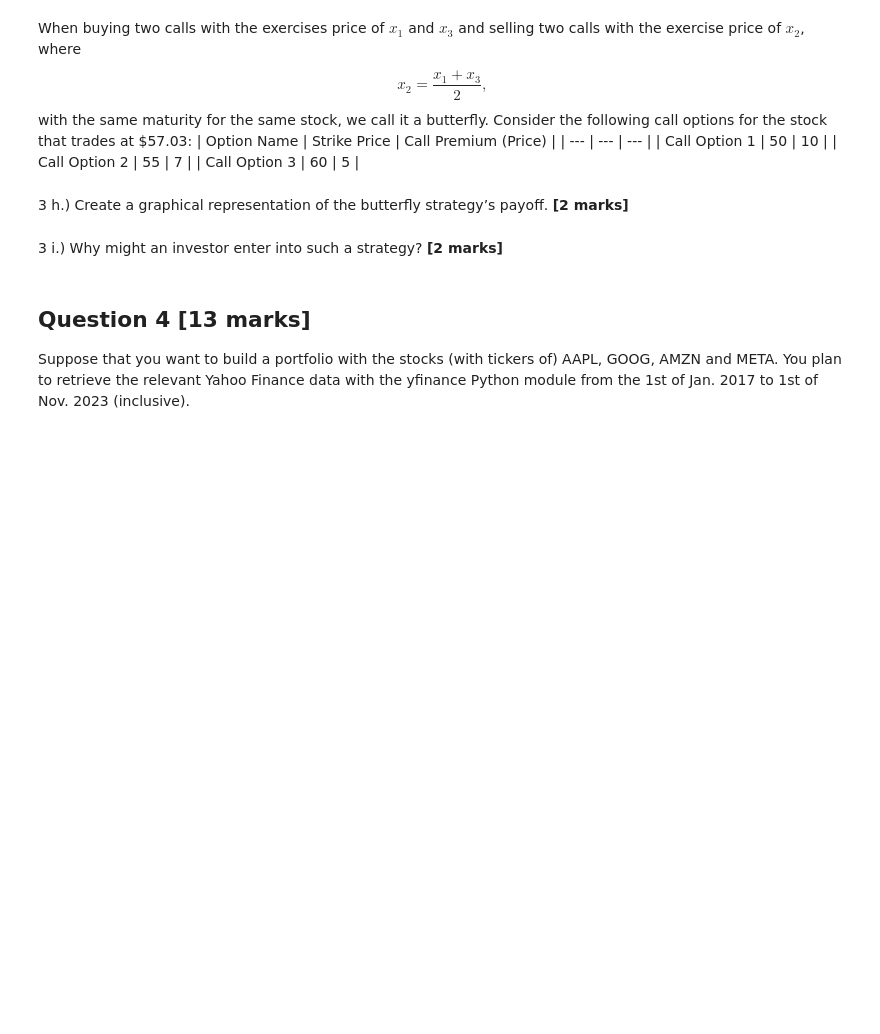
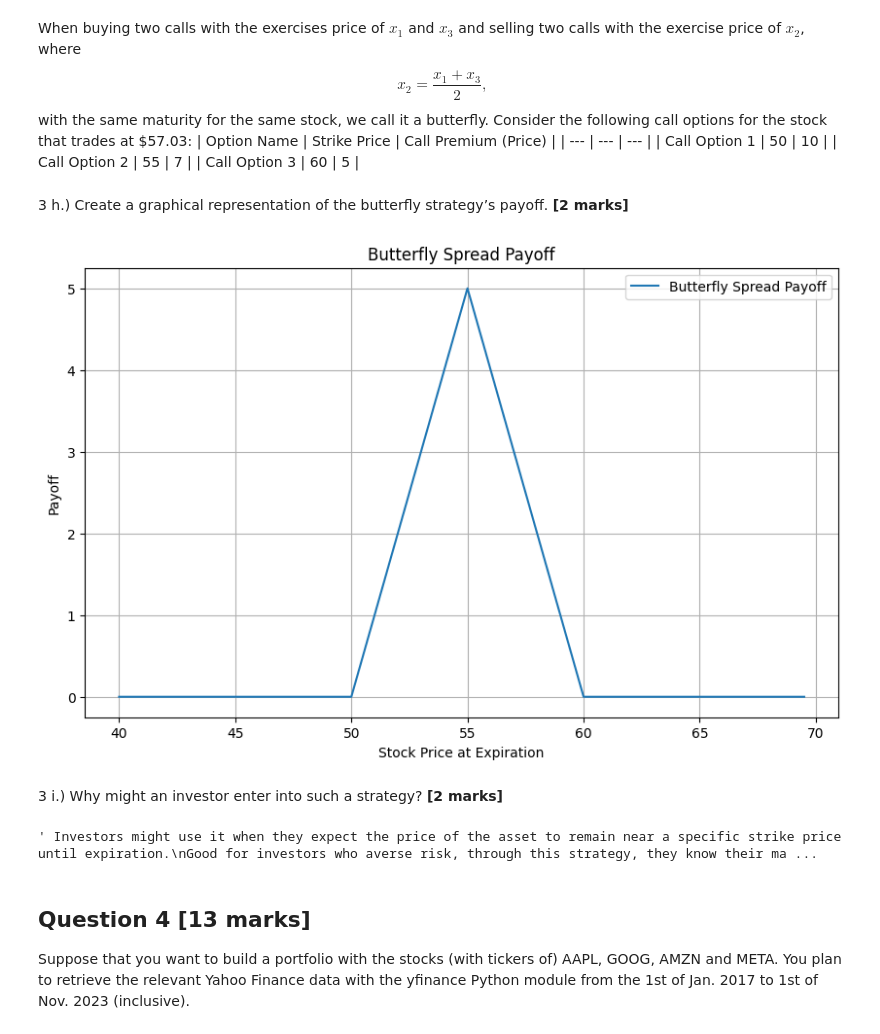
Before and after one commit to hyperleash/comp0164_P1, a Jupyter notebook: group_coursework_2023-2024.ipynb, the cells around one changed output. Drawn from its saved outputs; the diff is of its cells as text; code cells hidden in the pictures; blank space fills up the shorter version.

```diff
--- a/group_coursework_2023-2024.ipynb
+++ b/group_coursework_2023-2024.ipynb
@@ -374,2 +544,25 @@ with the same maturity for the same stock, we call it a butterfly. Consider the
+# %%
+# Solution
+S_T_range = np.arange(40, 70, 0.5)
+
+# Butterfly spread payoff function
+def butterfly_payoff(S_T, x1, x2, x3, C1, C2, C3):
+    return np.maximum(S_T - x1, 0) - 2 * np.maximum(S_T - x2, 0) + np.maximum(S_T - x3, 0)
+
+x1, x2, x3 = 50, 55, 60
+C1, C2, C3 = 10, 7, 5
+
+payoff = butterfly_payoff(S_T_range, x1, x2, x3, C1, C2, C3)
+
+plt.figure(figsize=(10, 6))
+plt.plot(S_T_range, payoff, label='Butterfly Spread Payoff')
+plt.title('Butterfly Spread Payoff')
+plt.xlabel('Stock Price at Expiration')
+plt.ylabel('Payoff')
+plt.legend()
+plt.grid(True)
+plt.show()
+# %% [output]
+[figure, added]
 # %% [markdown]
 3 i.) Why might an investor enter into such a strategy? **\[2 marks\]**
@@ -378,3 +569,9 @@ with the same maturity for the same stock, we call it a butterfly. Consider the
+# %%
+# Solution
+""" Investors might use it when they expect the price of the asset to remain near a specific strike price until expiration.
+Good for investors who averse risk, through this strategy, they know their maximum profits and losses"""
+# %% [output]
+' Investors might use it when they expect the price of the asset to remain near a specific strike price until expiration.\nGood for investors who averse risk, through this strategy, they know their ma ...
 # %% [markdown]
 ## Question 4 \[13 marks\]
 Suppose that you want to build a portfolio with the stocks (with tickers of) AAPL, GOOG, AMZN and META. You plan to retrieve the relevant Yahoo Finance data with the yfinance Python module from the 1st of Jan. 2017 to 1st of Nov. 2023 (inclusive).
```
Also changed, not shown: parts of 30 cells of this notebook.
